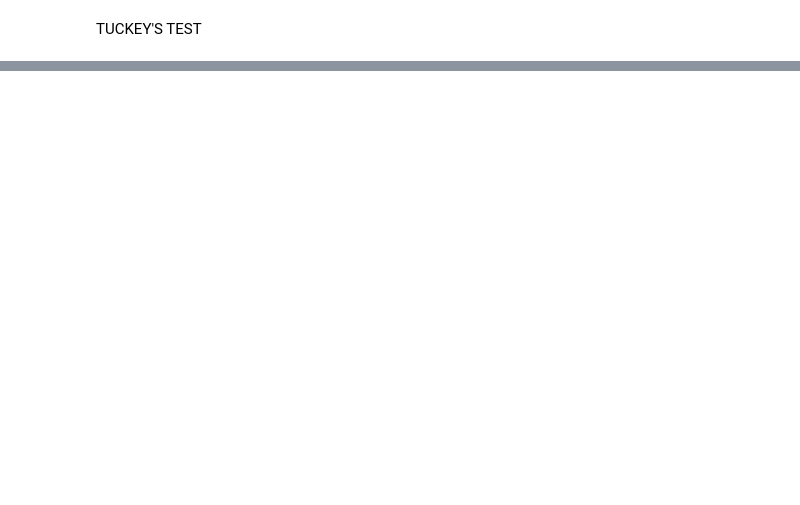
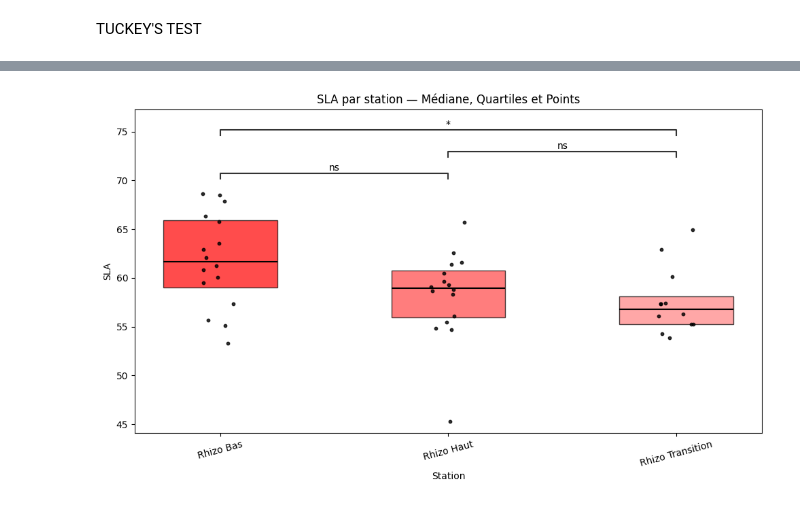
Before and after one commit to arthuserani/BleuAtlantiC_Physics, a Jupyter notebook: SLA/SLA.ipynb, the cells around one changed output, grey strips where cells are left out. Drawn from its saved outputs; the diff is of its cells as text; code cells hidden in the pictures; blank space fills up the shorter version.

```diff
--- a/SLA/SLA.ipynb
+++ b/SLA/SLA.ipynb
@@ -331,0 +336,73 @@ plt.tight_layout()
+# %%
+import pandas as pd
+import numpy as np
+import matplotlib.pyplot as plt
+from statsmodels.stats.multicomp import pairwise_tukeyhsd
+from statannotations.Annotator import Annotator
+
+# Suppose que ton DataFrame s'appelle `df`
+# Exemple minimal si tu veux tester :
+# df = pd.DataFrame({
+#     "station": np.random.choice(["Rhizo Bas", "Rhizo Haut", "Rhizo Transition"], 90),
+#     "SLA": np.random.normal(20, 5, 90)
+# })
+df = df_rhizo
+x = "Station"
+y = "SLA"
+order = ["Rhizo Bas", "Rhizo Haut", "Rhizo Transition"]
+comparisons = [("Rhizo Bas", "Rhizo Haut"), ("Rhizo Haut", "Rhizo Transition"), ("Rhizo Bas", "Rhizo Transition")]
+
+# Initialisation figure
+plt.figure(figsize=(10, 6))
+ax = plt.gca()
+
+bar_width = 0.5
+point_jitter = 0.08
+
+# Couleurs
+bar_color = [color_RB, color_RH, color_RT]
+median_color = "darkgreen"
+point_color = "black"
+
+# Tracer les barres et les points
+for i, group in enumerate(order):
+    data_group = df[df[x] == group][y]
+    median = np.median(data_group)
+    q1 = np.percentile(data_group, 25)
+    q3 = np.percentile(data_group, 75)
+
+    # Rectangle de Q1 à Q3
+    ax.bar(i, q3 - q1, bottom=q1, width=bar_width, color=bar_color[i], alpha=0.7, edgecolor="black")
+
+    # Ligne de la médiane
+    ax.hlines(median, i - bar_width / 2, i + bar_width / 2, color='k', linewidth=1.5)
+
+    # Points en transparence
+    jittered_x = i + np.random.uniform(-point_jitter, point_jitter, size=len(data_group))
+    ax.scatter(jittered_x, data_group, alpha=0.8, color=point_color, s=10)
+
+# Axe X
+ax.set_xticks(range(len(order)))
+ax.set_xticklabels(order, rotation=15)
+ax.set_xlabel("Station")
+ax.set_ylabel("SLA")
+ax.set_title("SLA par station — Médiane, Quartiles et Points")
+
+# Test de Tukey HSD
+tukey = pairwise_tukeyhsd(endog=df[y], groups=df[x], alpha=0.05)
+tukey_df = pd.DataFrame(data=tukey._results_table.data[1:], columns=tukey._results_table.data[0])
+pval_dict = {
+    (row['group1'], row['group2']): row['p-adj']
+    for _, row in tukey_df.iterrows()
+}
+pval_dict.update({(b, a): p for (a, b), p in pval_dict.items()})  # rendre les paires symétriques
+
+# Ajouter les annotations
+annotator = Annotator(ax, pairs=comparisons, data=df, x=x, y=y, order=order)
+annotator.configure(test=None, text_format="star", verbose=1)
+annotator.set_pvalues([pval_dict[pair] for pair in comparisons])
+annotator.annotate()
+
+plt.tight_layout()
+plt.show()
+# %% [output]
@@ -331,0 +419 @@ plt.tight_layout()
+[figure, added]
```
Also changed, not shown: parts of 20 cells of this notebook, 34 other files.
